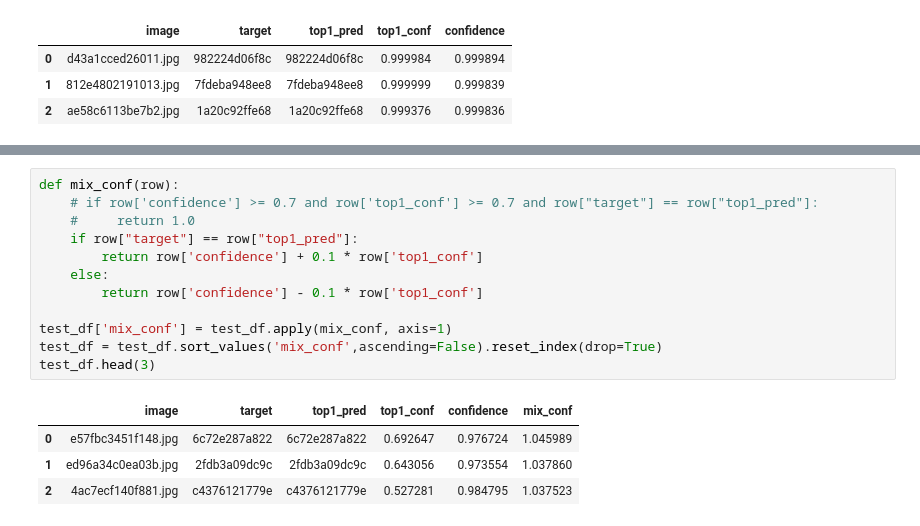
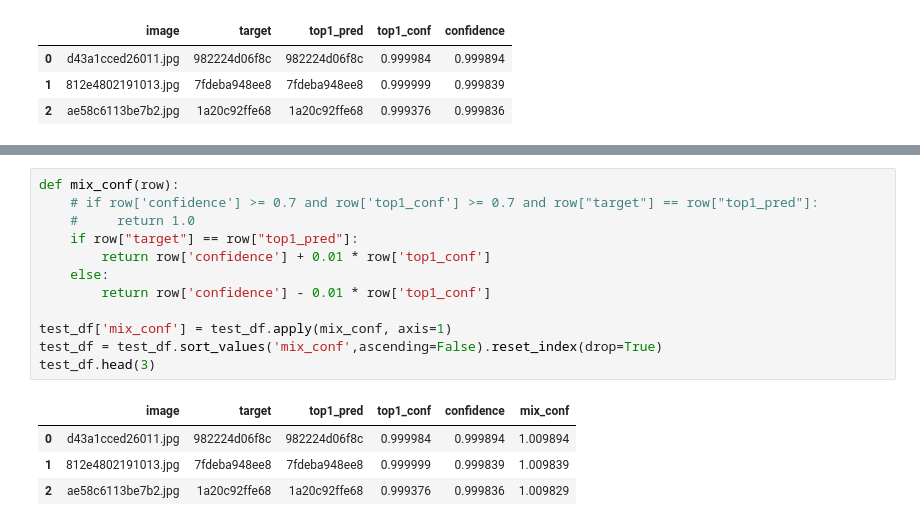
Before and after one commit to ptran1203/whale, a Jupyter notebook: submission.ipynb, the cells around one changed output, grey strips where cells are left out. Drawn from its saved outputs; the diff is of its cells as text.

```diff
--- a/submission.ipynb
+++ b/submission.ipynb
@@ -263,20 +263,20 @@ for i, row in samples.iterrows():
 # %%
 def mix_conf(row):
     # if row['confidence'] >= 0.7 and row['top1_conf'] >= 0.7 and row["target"] == row["top1_pred"]:
     #     return 1.0
     if row["target"] == row["top1_pred"]:
-        return row['confidence'] + 0.1 * row['top1_conf']
+        return row['confidence'] + 0.01 * row['top1_conf']
     else:
-        return row['confidence'] - 0.1 * row['top1_conf']
+        return row['confidence'] - 0.01 * row['top1_conf']
 
 test_df['mix_conf'] = test_df.apply(mix_conf, axis=1)
 test_df = test_df.sort_values('mix_conf',ascending=False).reset_index(drop=True)
 test_df.head(3)
 # %% [output]
 |  | image | target | top1_pred | top1_conf | confidence | mix_conf |
-| 0 | e57fbc3451f148.jpg | 6c72e287a822 | 6c72e287a822 | 0.692647 | 0.976724 | 1.045989 |
-| 1 | ed96a34c0ea03b.jpg | 2fdb3a09dc9c | 2fdb3a09dc9c | 0.643056 | 0.973554 | 1.037860 |
-| 2 | 4ac7ecf140f881.jpg | c4376121779e | c4376121779e | 0.527281 | 0.984795 | 1.037523 |
+| 0 | d43a1cced26011.jpg | 982224d06f8c | 982224d06f8c | 0.999984 | 0.999894 | 1.009894 |
+| 1 | 812e4802191013.jpg | 7fdeba948ee8 | 7fdeba948ee8 | 0.999999 | 0.999839 | 1.009839 |
+| 2 | ae58c6113be7b2.jpg | 1a20c92ffe68 | 1a20c92ffe68 | 0.999376 | 0.999836 | 1.009829 |
 # %%
 predictions = {}
 sample_list = ['938b7e931166', '5bf17305f073', '7593d2aee842', '7362d7a01d00','956562ff2888']
```
Also changed, not shown: parts of 2 cells of this notebook.
